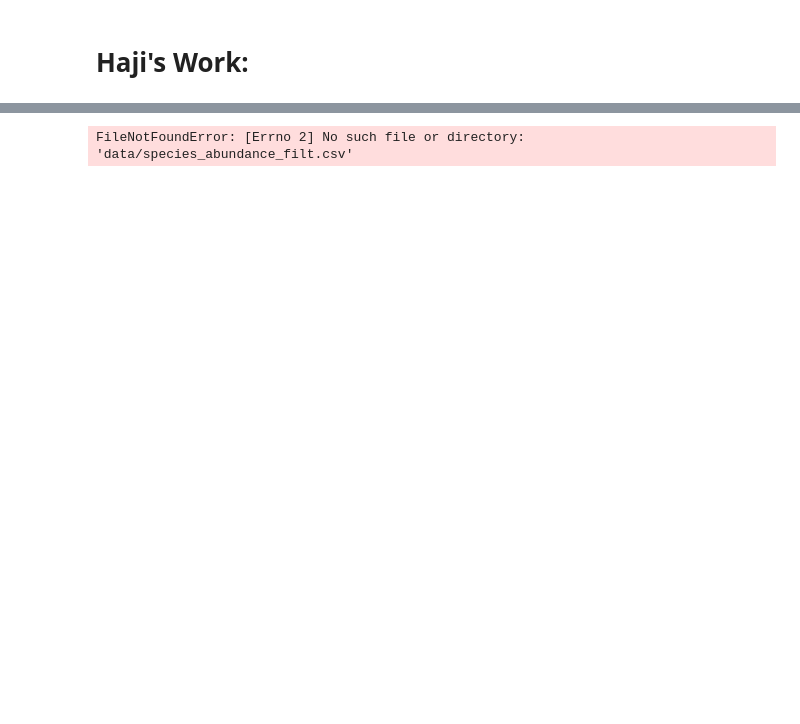
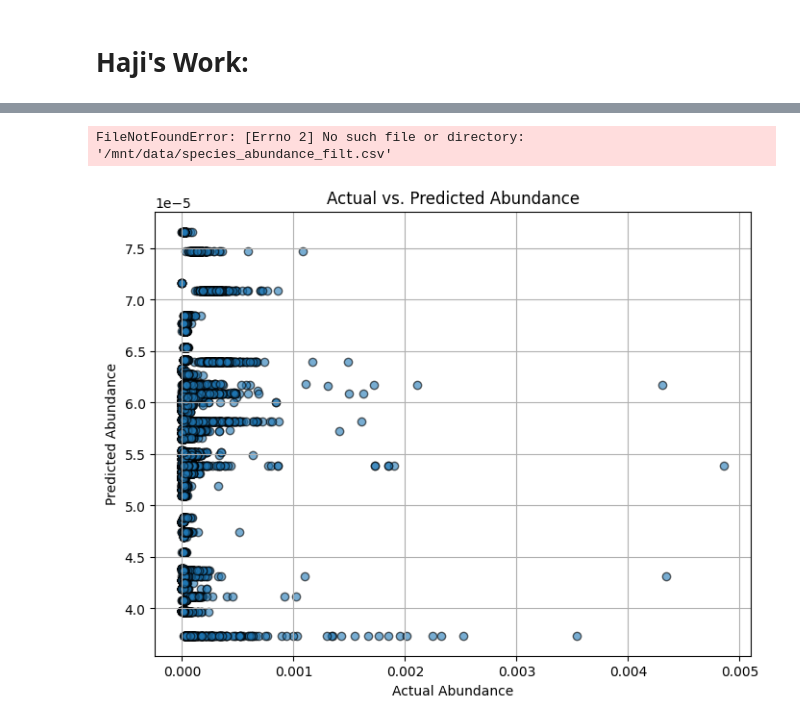
Before and after one commit to nmr2701/506-project, a Jupyter notebook: testing.ipynb, the cells around one changed output, grey strips where cells are left out. Drawn from its saved outputs; the diff is of its cells as text; code cells hidden in the pictures; blank space fills up the shorter version.

Commit message:
added xgboost  for predictive model

```diff
--- a/testing.ipynb
+++ b/testing.ipynb
@@ -429,30 +411,62 @@ Visualizing predictions vs. true values...
 # %%
 import pandas as pd
+import numpy as np
 from sklearn.model_selection import train_test_split
-from sklearn.linear_model import LinearRegression
 from sklearn.metrics import mean_squared_error, r2_score
+from xgboost import XGBRegressor
+from sklearn.preprocessing import StandardScaler
 
-abundance_file_path = 'data/species_abundance_filt.csv'
-organism_subset_file_path = 'data/organism_data_to_subset.csv'
+abundance_file_path = '/mnt/data/species_abundance_filt.csv'
+organism_subset_file_path = '/mnt/data/organism_data_to_subset.csv'
 
 df_abundance = pd.read_csv(abundance_file_path)
 df_to_subset = pd.read_csv(organism_subset_file_path)
 
-merged_df = pd.merge(df_to_subset, df_abundance, left_on="Species of interest", right_on="taxon")
+merged_df = pd.merge(df_to_subset, df_abundance, left_on="Species of interest", right_on="name")
 
-# Select relevant columns (pH, temperature, and abundance percentage)
-X = merged_df[['pH_preference', 'temperature_preference']].dropna()
-y = merged_df['percentage'][:len(X)]
+X = merged_df[['pH_preference', 'temperature_preference', 'soilMoisture', 'soilInWaterpH', 'n_samples']].copy()
+X = X.fillna(X.mean())  # Fill missing values with mean
+
+y = merged_df['percentage'].fillna(merged_df['percentage'].mean())
+y = np.log1p(y)  # Log transform to reduce skewness
 
 X_train, X_test, y_train, y_test = train_test_split(X, y, test_size=0.2, random_state=42)
 
-model = LinearRegression()
-model.fit(X_train, y_train)
+scaler = StandardScaler()
+X_train_scaled = scaler.fit_transform(X_train)
+X_test_scaled = scaler.transform(X_test)
 
-y_pred = model.predict(X_test)
+model = XGBRegressor(n_estimators=200, max_depth=5, learning_rate=0.1, random_state=42)
+model.fit(X_train_scaled, y_train)
+
+y_pred = model.predict(X_test_scaled)
+
 mse = mean_squared_error(y_test, y_pred)
 r2 = r2_score(y_test, y_pred)
 
-mse, r2
+print(f"Mean Squared Error: {mse:.4f}")
+print(f"R^2 Score: {r2:.4f}")
+
+# Optional: Feature importance
+# importance = model.feature_importances_
+# features = X.columns
+# feature_importance = pd.DataFrame({'Feature': features, 'Importance': importance}).sort_values(by='Importance', ascending=False)
+
+# print("\nFeature Importance:")
+# print(feature_importance)
 # %% [output]
-FileNotFoundError: [Errno 2] No such file or directory: 'data/species_abundance_filt.csv'
+FileNotFoundError: [Errno 2] No such file or directory: '/mnt/data/species_abundance_filt.csv'
+# %%
+import matplotlib.pyplot as plt
+
+# Plotting actual vs. predicted values for visual comparison
+plt.figure(figsize=(8, 6))
+plt.scatter(y_test, y_pred, alpha=0.6, edgecolor="k")
+
+plt.xlabel("Actual Abundance")
+plt.ylabel("Predicted Abundance")
+plt.title("Actual vs. Predicted Abundance")
+plt.grid(True)
+plt.show()
+# %% [output]
+[figure, added]
```
Also changed, not shown: parts of 4 cells of this notebook.
